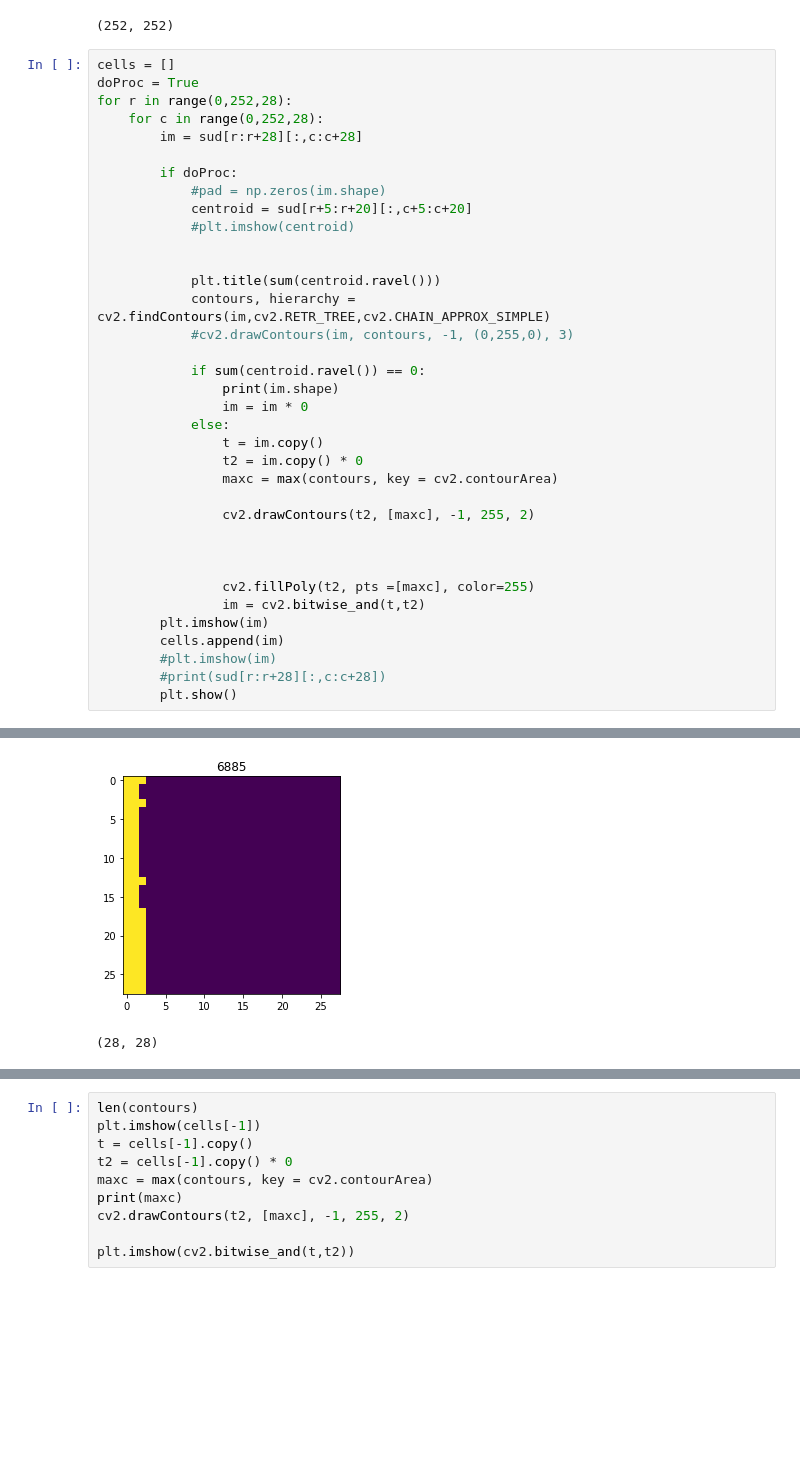
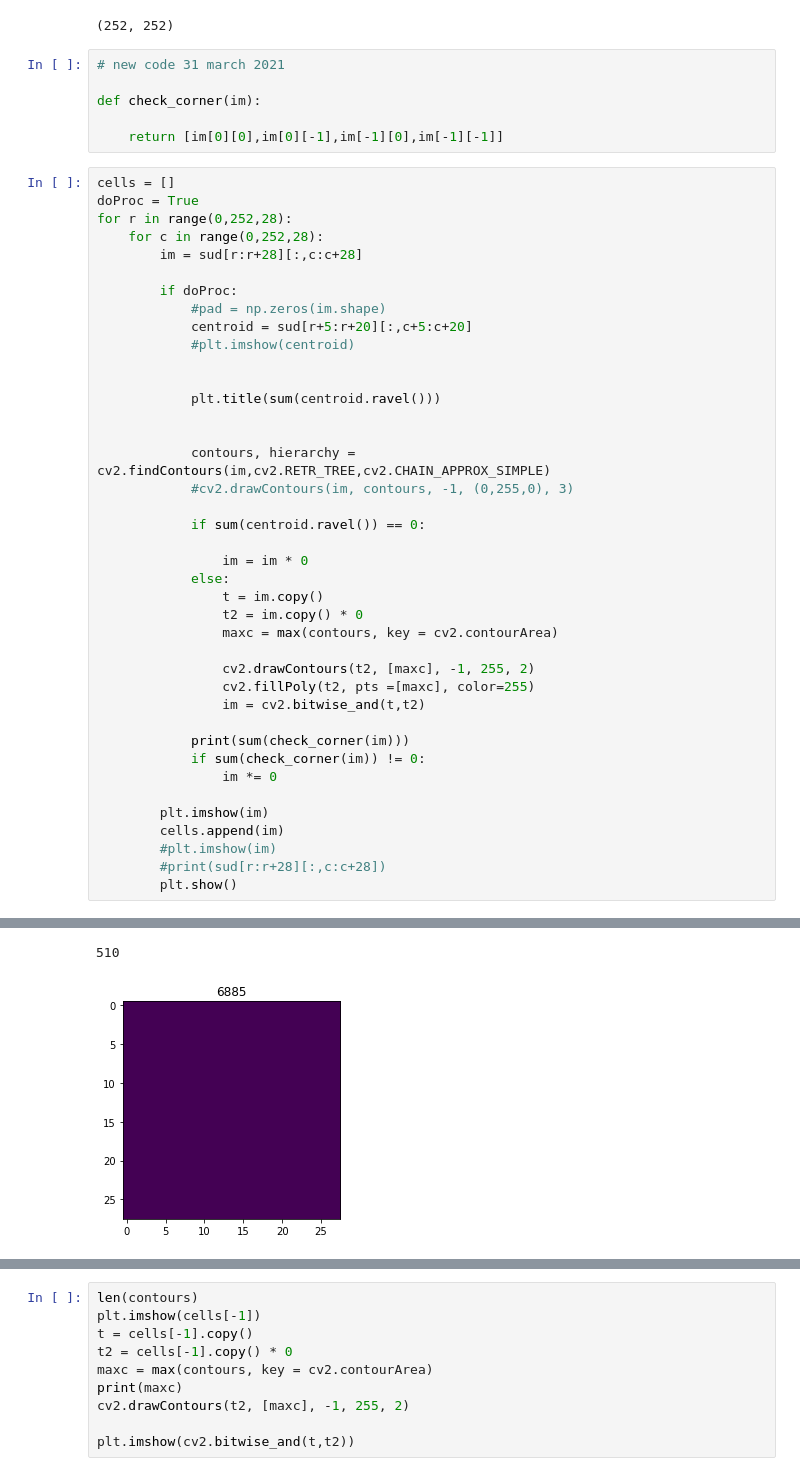
Before and after one commit to kaydee0502/SudokuSazy, a Jupyter notebook: sudoku_neat.ipynb, the cells around one changed output, grey strips where cells are left out. Saved outputs shown, nothing was run; the diff lists cells and outputs as text; blank space fills up the shorter version.

Commit message:
added corner filter in vcopy

```diff
--- a/sudoku_neat.ipynb
+++ b/sudoku_neat.ipynb
@@ -33,6 +33,12 @@ plt.imshow(sud)
 print(sud.shape)
 # %% [output]
 (252, 252)
+# %%
+# new code 31 march 2021
+
+def check_corner(im):
+
+    return [im[0][0],im[0][-1],im[-1][0],im[-1][-1]]
 # %%
 cells = []
 doProc = True
@@ -47,11 +53,13 @@ for r in range(0,252,28):
 
 
             plt.title(sum(centroid.ravel()))
+
+
             contours, hierarchy = cv2.findContours(im,cv2.RETR_TREE,cv2.CHAIN_APPROX_SIMPLE)
             #cv2.drawContours(im, contours, -1, (0,255,0), 3)
 
             if sum(centroid.ravel()) == 0:
-                print(im.shape)
+
                 im = im * 0
             else:
                 t = im.copy()
@@ -59,11 +67,13 @@ for r in range(0,252,28):
                 maxc = max(contours, key = cv2.contourArea)
 
                 cv2.drawContours(t2, [maxc], -1, 255, 2)
-
-
-
                 cv2.fillPoly(t2, pts =[maxc], color=255)
                 im = cv2.bitwise_and(t,t2)
+
+            print(sum(check_corner(im)))
+            if sum(check_corner(im)) != 0:
+                im *= 0
+
         plt.imshow(im)
         cells.append(im)
         #plt.imshow(im)
@@ -76,3 +88,3 @@ for r in range(0,252,28):
 [figure]
+510
-[figure, old version]
+[figure, new version]
-(28, 28)
```
Also changed, not shown: parts of 1 cell of this notebook, 1 other file.
